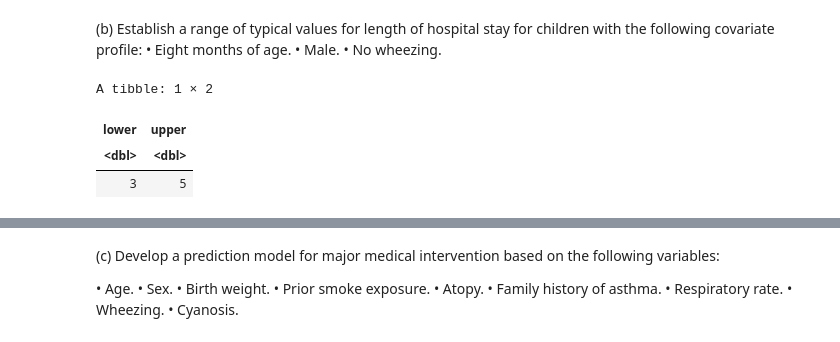
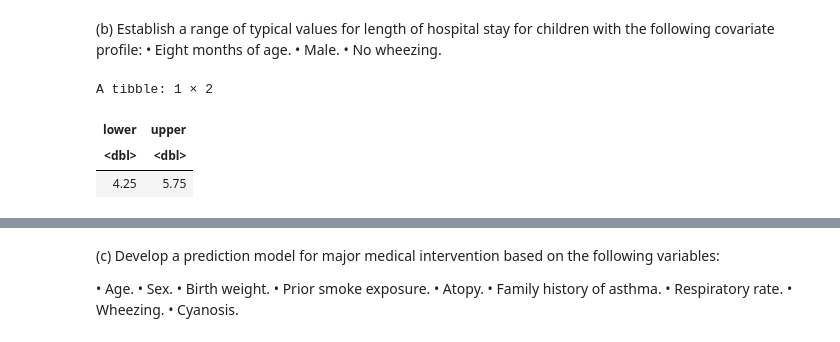
Before and after one commit to jeffreyliang-vandy/comp-2023, a Jupyter notebook: 20220applied.ipynb, the cells around one changed output, grey strips where cells are left out. Cells and saved outputs as stored; diff of their text form; code cells hidden in the pictures.

```diff
--- a/20220applied.ipynb
+++ b/20220applied.ipynb
@@ -45,0 +6,17 @@ NULL
+# %%
+#| include: false
+
+library(tidyverse)
+library(kableExtra)
+library(ggthemes)
+library(foreach)
+library(doParallel)
+library(caret)
+library(glmnet)
+theme_set(theme_stata())
+scale_color_discrete <- scale_color_stata()
+scale_colour_discrete <- scale_color_stata()
+rsv <- read_csv("rsv.csv") %>%
+    mutate(wheeze = as.factor(wheeze),
+    cyan = as.factor(cyan),)
+str(rsv) %>% print
@@ -56,11 +67,13 @@ cor(rsv$age,rsv$los) %>% print
 • No wheezing.
 # %%
 rsv %>%
-    filter(age == 8,sex == 1) %>%
+    filter(age == 8,sex == 1,wheeze == 0) %>%
     summarise(lower = quantile(los,0.25),
                 upper = quantile(los,0.75))
+
+# What do you mean? seperate? all condition?
 # %% [output]
 A tibble: 1 × 2
 | lower | upper |
 | <dbl> | <dbl> |
-| 3 | 5 |
+| 4.25 | 5.75 |
```
Also changed, not shown: parts of 13 cells of this notebook, 2 other files.
